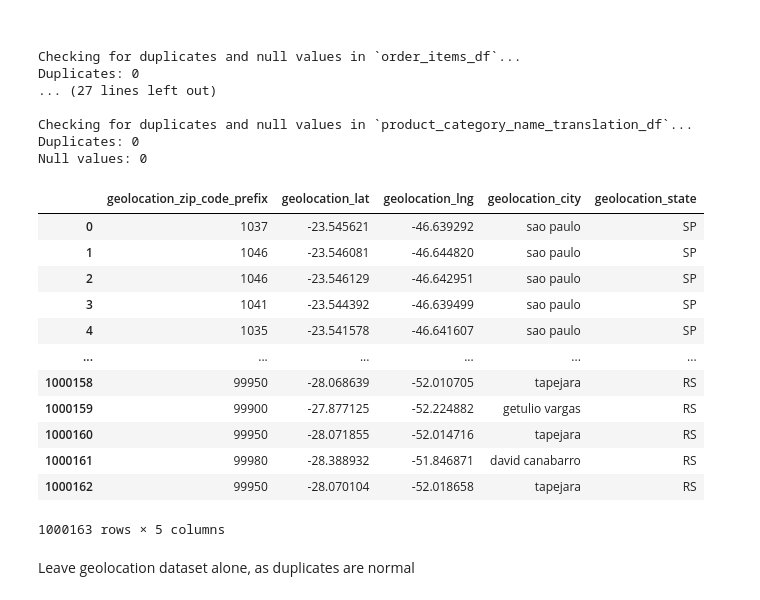
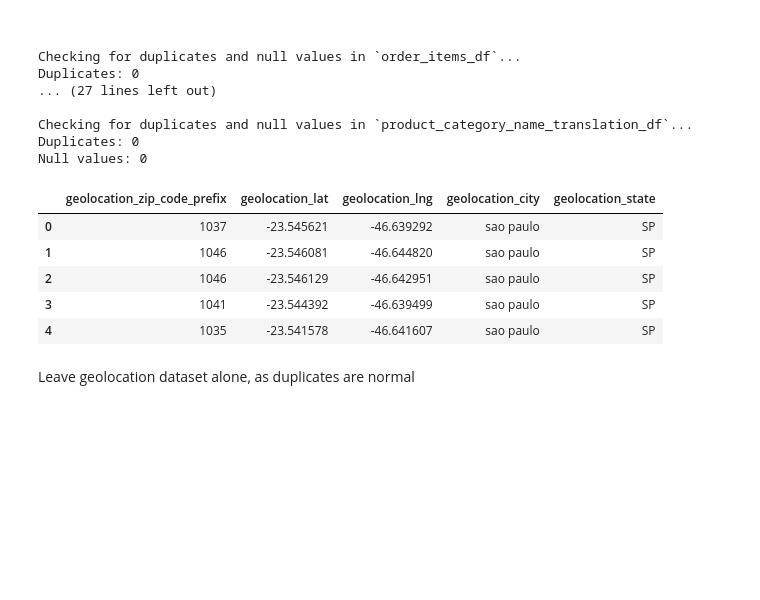
Before and after one commit to Mocuss/FESI-Crew, a Jupyter notebook: EDA.ipynb, the cells around one changed output. Cells and saved outputs as stored; diff of their text form; code cells hidden in the pictures; blank space fills up the shorter version.

```diff
--- a/EDA.ipynb
+++ b/EDA.ipynb
@@ -63,21 +63,14 @@ Checking for duplicates and null values in `product_category_name_translation_df
 Duplicates: 0
 Null values: 0
 # %%
-geolocation_df
+geolocation_df.head()
 # %% [output]
 |  | geolocation_zip_code_prefix | geolocation_lat | geolocation_lng | geolocation_city | geolocation_state |
 | 0 | 1037 | -23.545621 | -46.639292 | sao paulo | SP |
 | 1 | 1046 | -23.546081 | -46.644820 | sao paulo | SP |
 | 2 | 1046 | -23.546129 | -46.642951 | sao paulo | SP |
 | 3 | 1041 | -23.544392 | -46.639499 | sao paulo | SP |
 | 4 | 1035 | -23.541578 | -46.641607 | sao paulo | SP |
-| ... | ... | ... | ... | ... | ... |
-| 1000158 | 99950 | -28.068639 | -52.010705 | tapejara | RS |
-| 1000159 | 99900 | -27.877125 | -52.224882 | getulio vargas | RS |
-| 1000160 | 99950 | -28.071855 | -52.014716 | tapejara | RS |
-| 1000161 | 99980 | -28.388932 | -51.846871 | david canabarro | RS |
-| 1000162 | 99950 | -28.070104 | -52.018658 | tapejara | RS |
-1000163 rows × 5 columns
 # %% [markdown]
 Leave geolocation dataset alone, as duplicates are normal
 # %%
```
Also changed, not shown: parts of 12 cells of this notebook.
